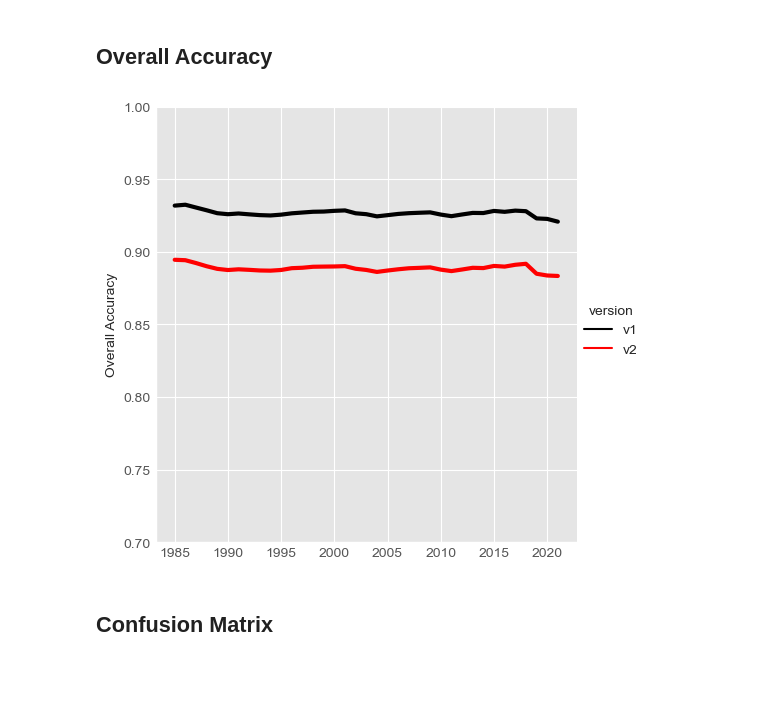
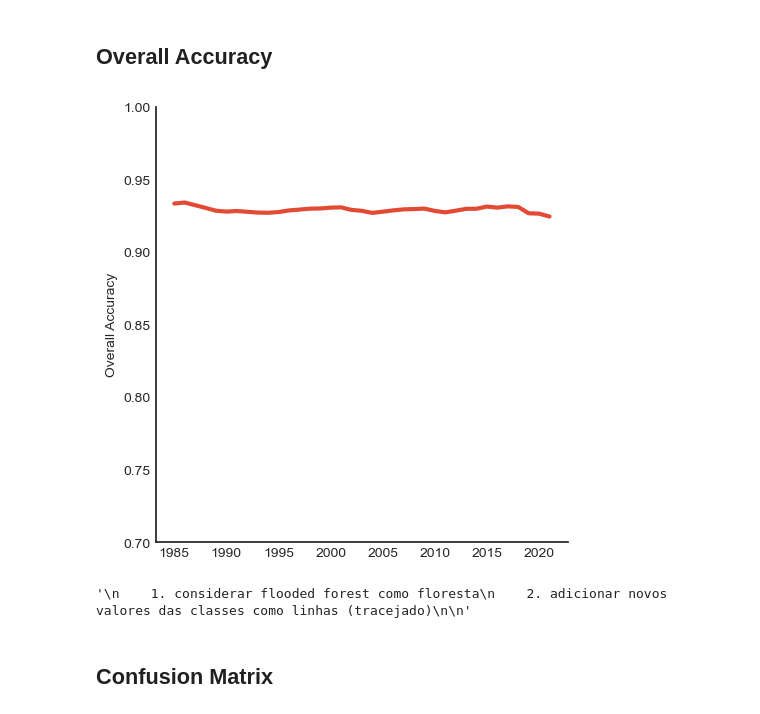
Before and after one commit to cgi-imazon/paper_frontiers, a Jupyter notebook: accuracy/02_get_charts.ipynb, the cells around one changed output. Saved outputs shown, nothing was run; the diff lists cells and outputs as text; code cells hidden in the pictures; blank space fills up the shorter version.

```diff
--- a/accuracy/02_get_charts.ipynb
+++ b/accuracy/02_get_charts.ipynb
@@ -35,29 +43,22 @@ CLASSES = {
 ## Input Data
 ### This session we load the input data, files to perform calculations
 # %%
-df_cm = pd.read_csv(PATH_FILE_HOMO + f'/confusion_matrix_{TARGET_YEAR}.csv', index_col=0)
-df_cm_perc = pd.read_csv(PATH_FILE_HOMO + f'/confusion_matrix_percentage_{TARGET_YEAR}.csv', index_col=0)
+df_cm = pd.read_csv(PATH_FILE + f'/confusion_matrix_{TARGET_YEAR}.csv', index_col=0)
+df_cm_perc = pd.read_csv(PATH_FILE + f'/confusion_matrix_percentage_{TARGET_YEAR}.csv', index_col=0)
 
-df_cm_ = pd.read_csv(PATH_FILE_TEST + f'/confusion_matrix_{TARGET_YEAR}.csv', index_col=0)
-df_cm_perc_ = pd.read_csv(PATH_FILE_TEST + f'/confusion_matrix_percentage_{TARGET_YEAR}.csv', index_col=0)
 
 df_metrics = []
-df_metrics_ = []
+
 
 for year in YEARS:
-    df = pd.read_csv(f'{PATH_FILE_HOMO}/metrics_{year}.csv')
+    df = pd.read_csv(f'{PATH_FILE}/metrics_{year}.csv')
     df['year'] = year
     df_metrics.append(df)
 
-    df_ = pd.read_csv(f'{PATH_FILE_TEST}/metrics_{year}.csv')
-    df_['year'] = year
-    df_metrics_.append(df_)
 
 df_metrics = pd.concat(df_metrics)
 df_metrics = df_metrics.rename(columns={'Unnamed: 0': 'classe'})
 
-df_metrics_ = pd.concat(df_metrics_)
-df_metrics_ = df_metrics_.rename(columns={'Unnamed: 0': 'classe'})
+df_overall_acc = pd.read_csv(f'{PATH_FILE}/overall_acc.csv')
 
-df_overall_acc_v1 = pd.read_csv(f'{PATH_FILE_HOMO}/overall_acc.csv')
-df_overall_acc_v2 = pd.read_csv(f'{PATH_FILE_TEST}/overall_acc.csv')
+df_overall_acc = df_overall_acc[['year', 'acc']]
@@ -66,7 +64,0 @@ df_overall_acc_v2 = pd.read_csv(f'{PATH_FILE_TEST}/overall_acc.csv')
-# %%
-df_overall_acc_v1['version']= 'v1'
-df_overall_acc_v2['version']= 'v2'
-
-df_overall_acc = pd.concat([df_overall_acc_v1, df_overall_acc_v2]).reset_index()
-
-df_overall_acc = df_overall_acc[['year', 'acc', 'version']]
@@ -75,27 +98,28 @@ df_overall_acc = df_overall_acc[['year', 'acc', 'version']]
 # %%
 
 # fig, ax = plt.subplots()
 plt.style.use('ggplot')
-# plt.style.use('seaborn-white')
+plt.style.use('seaborn-white')
 
 g = sns.relplot(
     data=df_overall_acc, x="year", y="acc",linewidth=3,
-    hue="version", kind="line", palette=['black', 'red']
+    kind="line", palette=['black']
 )
 
 g.set_axis_labels("", "Overall Accuracy")
 g.ax.set_ylim(0.7, 1)
 
 
 plt.show()
 
 '''
     1. considerar flooded forest como floresta
     2. adicionar novos valores das classes como linhas (tracejado)
 
 '''
 # %% [output]
-[figure, old version]
+[figure, new version]
+'\n    1. considerar flooded forest como floresta\n    2. adicionar novos valores das classes como linhas (tracejado)\n\n'
 # %% [markdown]
 ## Confusion Matrix
 # %%
```
Also changed, not shown: parts of 17 cells of this notebook, 4 other files.
